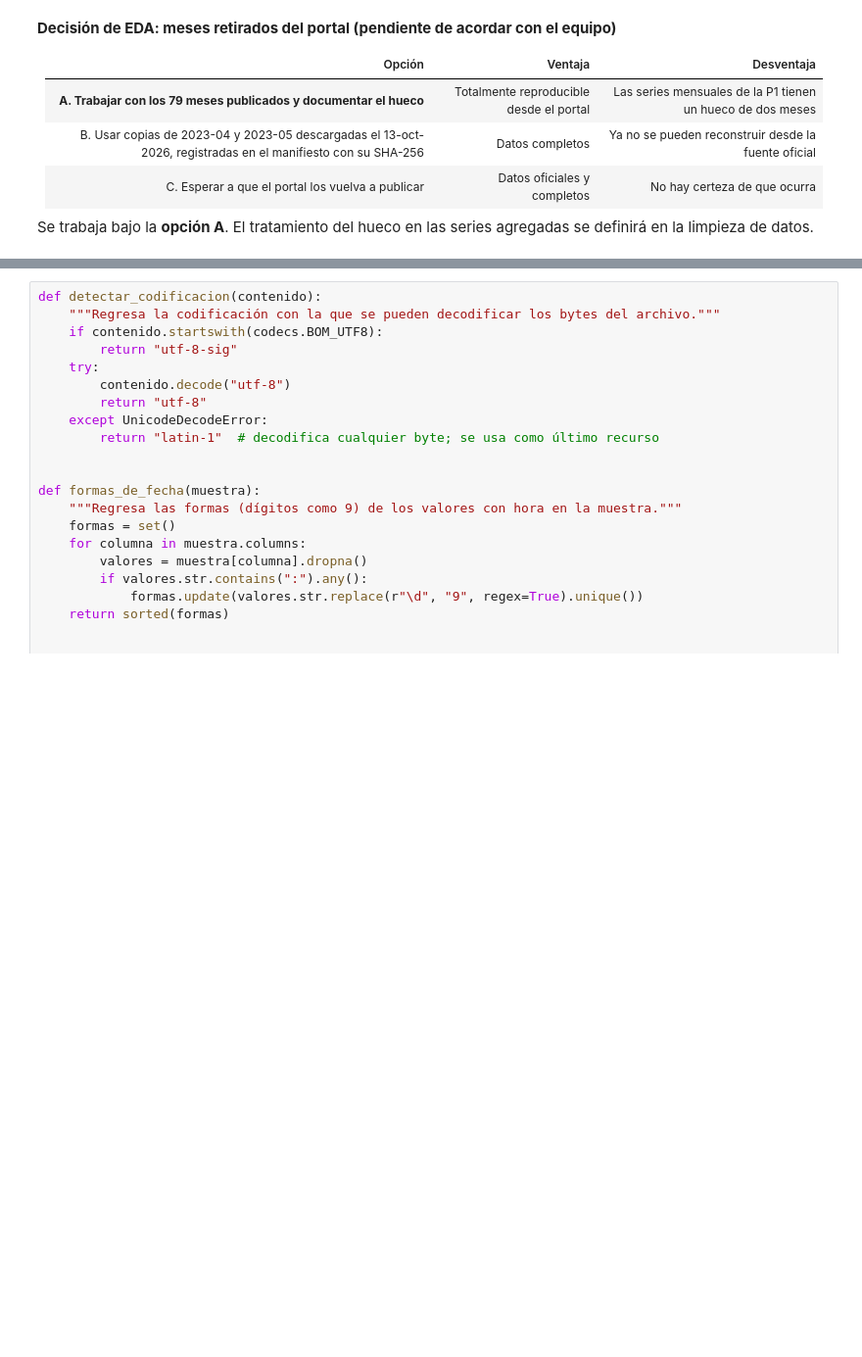
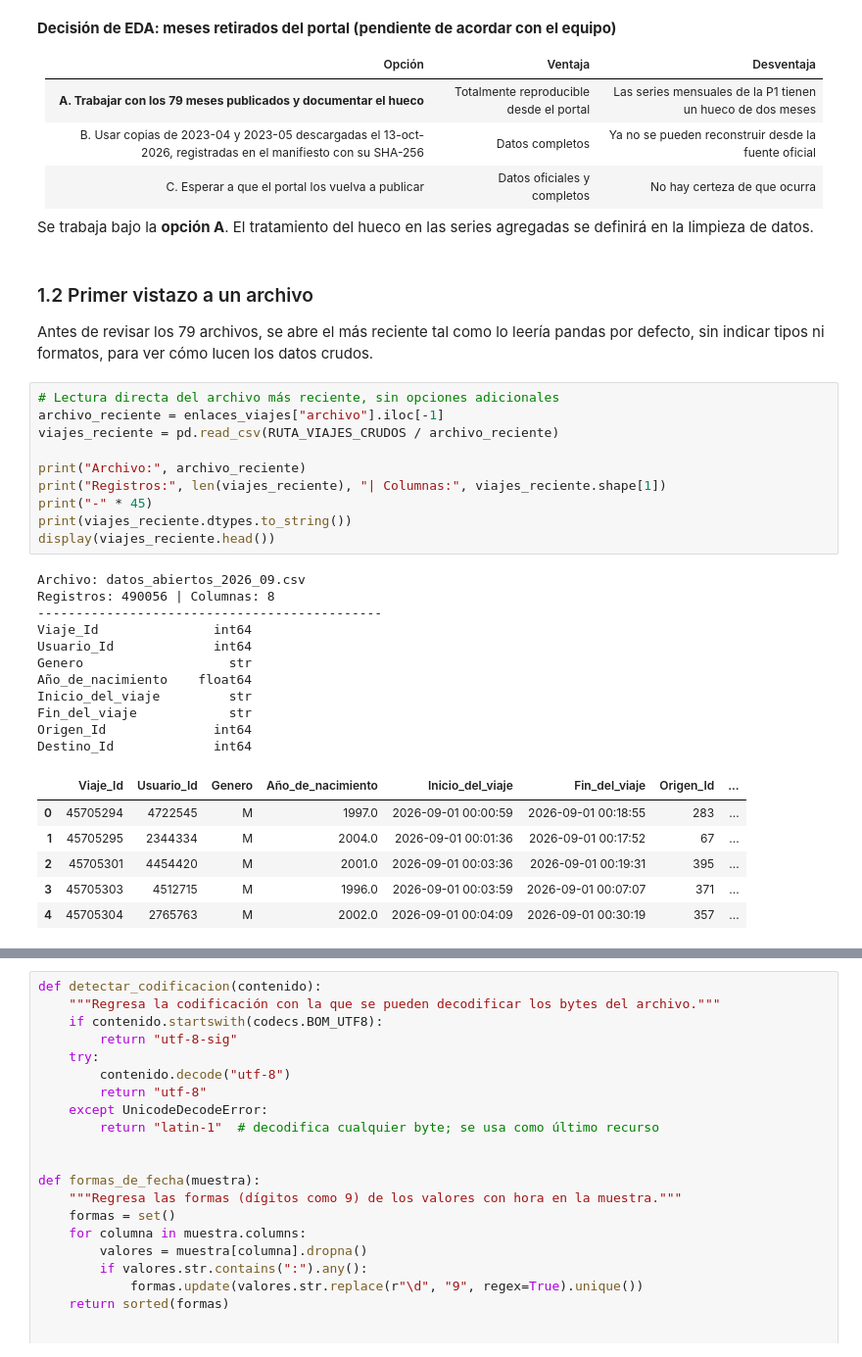
Before and after one commit to sanchezdavilaluisarturo/MLOps-ProyectoMiBici-Equipo7, a Jupyter notebook: notebooks/0.02-dsh-exploracion-carga.ipynb, the cells around one changed output, grey strips where cells are left out. Shown at 98% size. Saved outputs shown, nothing was run; the diff lists cells and outputs as text; blank space fills up the shorter version.

Commit message:
feat: agrega primer vistazo, lectura, unión y descripción del dataset de viajes

```diff
--- a/notebooks/0.02-dsh-exploracion-carga.ipynb
+++ b/notebooks/0.02-dsh-exploracion-carga.ipynb
@@ -215,3 +217,35 @@ Nomenclatura utilizada: nomenclatura_2026_09.csv
 | C. Esperar a que el portal los vuelva a publicar | Datos oficiales y completos | No hay certeza de que ocurra |
 
 Se trabaja bajo la **opción A**. El tratamiento del hueco en las series agregadas se definirá en la limpieza de datos.
+# %% [markdown]
+### 1.2 Primer vistazo a un archivo
+
+Antes de revisar los 79 archivos, se abre el más reciente tal como lo leería pandas por defecto, sin indicar tipos ni formatos, para ver cómo lucen los datos crudos.
+# %%
+# Lectura directa del archivo más reciente, sin opciones adicionales
+archivo_reciente = enlaces_viajes["archivo"].iloc[-1]
+viajes_reciente = pd.read_csv(RUTA_VIAJES_CRUDOS / archivo_reciente)
+
+print("Archivo:", archivo_reciente)
+print("Registros:", len(viajes_reciente), "| Columnas:", viajes_reciente.shape[1])
+print("-" * 45)
+print(viajes_reciente.dtypes.to_string())
+display(viajes_reciente.head())
+# %% [output]
+Archivo: datos_abiertos_2026_09.csv
+Registros: 490056 | Columnas: 8
+---------------------------------------------
+Viaje_Id               int64
+Usuario_Id             int64
+Genero                   str
+Año_de_nacimiento    float64
+Inicio_del_viaje         str
+Fin_del_viaje            str
+Origen_Id              int64
+Destino_Id             int64
+|  | Viaje_Id | Usuario_Id | Genero | Año_de_nacimiento | Inicio_del_viaje | Fin_del_viaje | Origen_Id | ... |
+| 0 | 45705294 | 4722545 | M | 1997.0 | 2026-09-01 00:00:59 | 2026-09-01 00:18:55 | 283 | ... |
+| 1 | 45705295 | 2344334 | M | 2004.0 | 2026-09-01 00:01:36 | 2026-09-01 00:17:52 | 67 | ... |
+| 2 | 45705301 | 4454420 | M | 2001.0 | 2026-09-01 00:03:36 | 2026-09-01 00:19:31 | 395 | ... |
+| 3 | 45705303 | 4512715 | M | 1996.0 | 2026-09-01 00:03:59 | 2026-09-01 00:07:07 | 371 | ... |
+| 4 | 45705304 | 2765763 | M | 2002.0 | 2026-09-01 00:04:09 | 2026-09-01 00:30:19 | 357 | ... |
```
Also changed, not shown: parts of 18 cells of this notebook.
